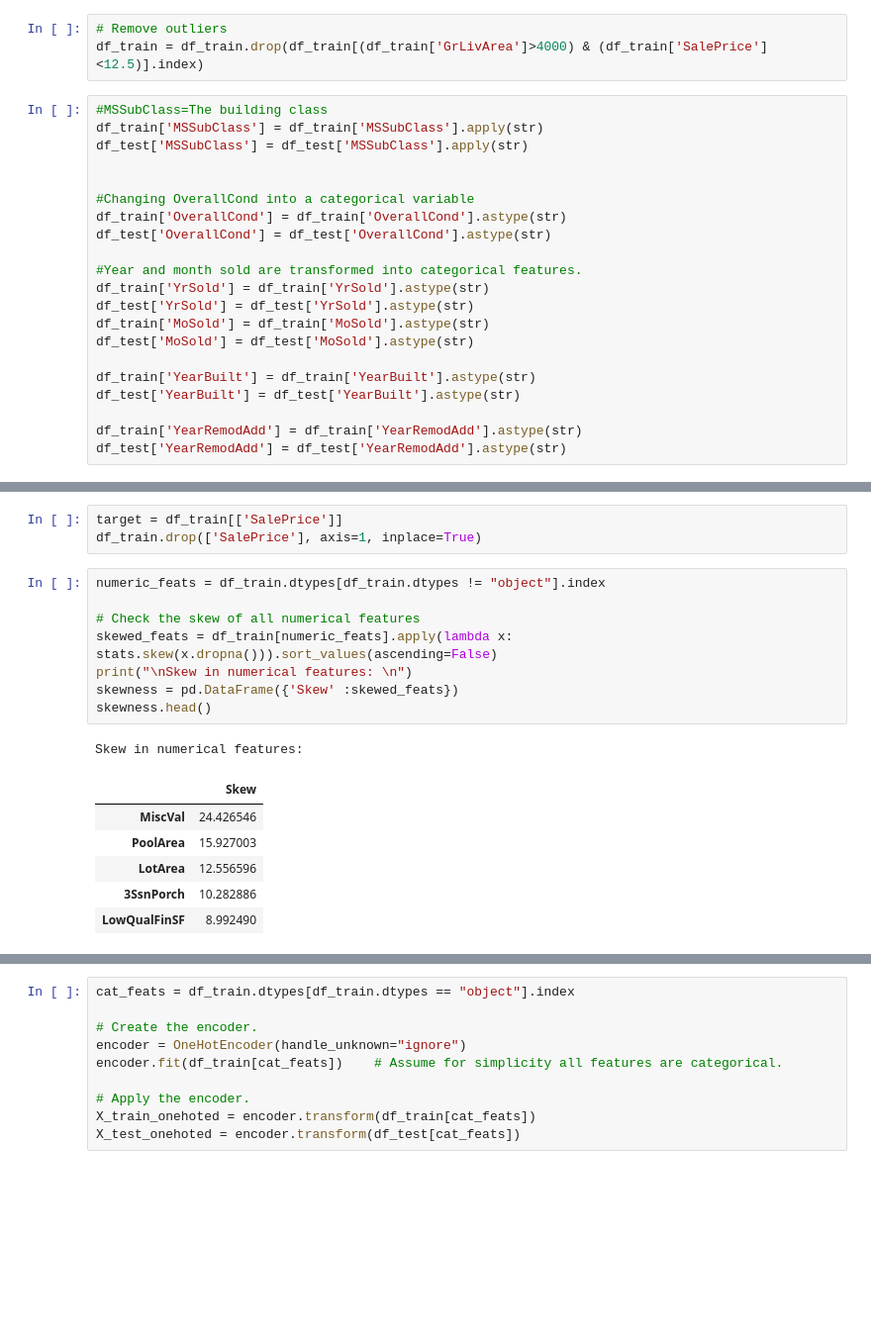
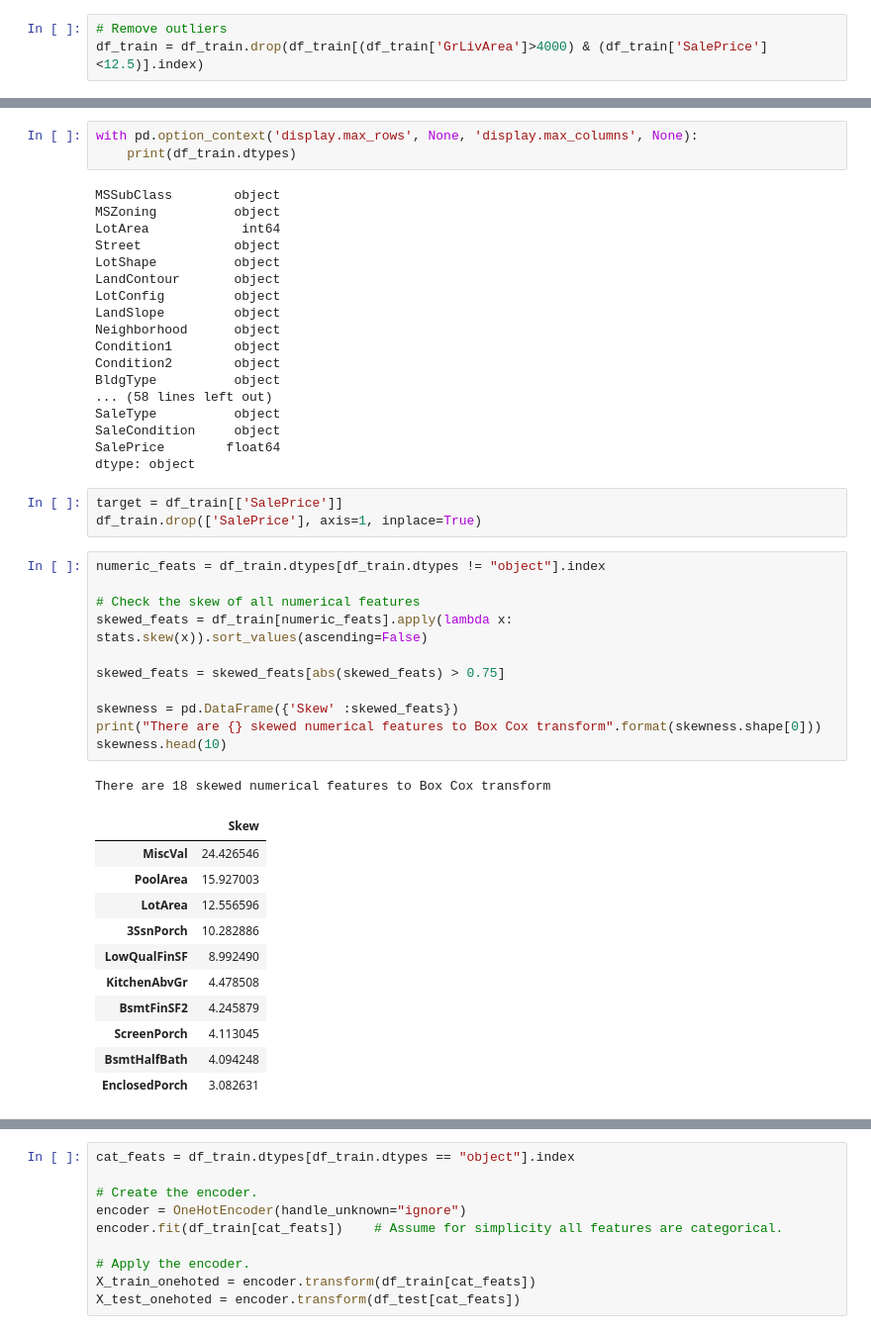
Before and after one commit to BaronMa/Kaggle-Competition, a Jupyter notebook: House Prices/Predict house price.ipynb, the cells around one changed output, grey strips where cells are left out. Shown at 99% size. Cells and saved outputs as stored; diff of their text form; blank space fills up the shorter version.

```diff
--- a/House Prices/Predict house price.ipynb
+++ b/House Prices/Predict house price.ipynb
@@ -232,24 +232,3 @@ plt.show()
 # %%
 # Remove outliers
 df_train = df_train.drop(df_train[(df_train['GrLivArea']>4000) & (df_train['SalePrice']<12.5)].index)
-# %%
-#MSSubClass=The building class
-df_train['MSSubClass'] = df_train['MSSubClass'].apply(str)
-df_test['MSSubClass'] = df_test['MSSubClass'].apply(str)
-
-
-#Changing OverallCond into a categorical variable
-df_train['OverallCond'] = df_train['OverallCond'].astype(str)
-df_test['OverallCond'] = df_test['OverallCond'].astype(str)
-
-#Year and month sold are transformed into categorical features.
-df_train['YrSold'] = df_train['YrSold'].astype(str)
-df_test['YrSold'] = df_test['YrSold'].astype(str)
-df_train['MoSold'] = df_train['MoSold'].astype(str)
-df_test['MoSold'] = df_test['MoSold'].astype(str)
-
-df_train['YearBuilt'] = df_train['YearBuilt'].astype(str)
-df_test['YearBuilt'] = df_test['YearBuilt'].astype(str)
-
-df_train['YearRemodAdd'] = df_train['YearRemodAdd'].astype(str)
-df_test['YearRemodAdd'] = df_test['YearRemodAdd'].astype(str)
@@ -276,19 +262,48 @@ Length: 73, dtype: object
+# %%
+with pd.option_context('display.max_rows', None, 'display.max_columns', None):
+    print(df_train.dtypes)
+# %% [output]
+MSSubClass        object
+MSZoning          object
+LotArea            int64
+Street            object
+LotShape          object
+LandContour       object
+LotConfig         object
+LandSlope         object
+Neighborhood      object
+Condition1        object
+Condition2        object
+BldgType          object
+... (58 lines left out)
+SaleType          object
+SaleCondition     object
+SalePrice        float64
+dtype: object
 # %%
 target = df_train[['SalePrice']]
 df_train.drop(['SalePrice'], axis=1, inplace=True)
 # %%
 numeric_feats = df_train.dtypes[df_train.dtypes != "object"].index
 
 # Check the skew of all numerical features
-skewed_feats = df_train[numeric_feats].apply(lambda x: stats.skew(x.dropna())).sort_values(ascending=False)
-print("\nSkew in numerical features: \n")
+skewed_feats = df_train[numeric_feats].apply(lambda x: stats.skew(x)).sort_values(ascending=False)
+
+skewed_feats = skewed_feats[abs(skewed_feats) > 0.75]
+
 skewness = pd.DataFrame({'Skew' :skewed_feats})
-skewness.head()
+print("There are {} skewed numerical features to Box Cox transform".format(skewness.shape[0]))
+skewness.head(10)
 # %% [output]
-Skew in numerical features:
+There are 18 skewed numerical features to Box Cox transform
 |  | Skew |
 | MiscVal | 24.426546 |
 | PoolArea | 15.927003 |
 | LotArea | 12.556596 |
 | 3SsnPorch | 10.282886 |
 | LowQualFinSF | 8.992490 |
+| KitchenAbvGr | 4.478508 |
+| BsmtFinSF2 | 4.245879 |
+| ScreenPorch | 4.113045 |
+| BsmtHalfBath | 4.094248 |
+| EnclosedPorch | 3.082631 |
```
Also changed, not shown: parts of 37 cells of this notebook.
